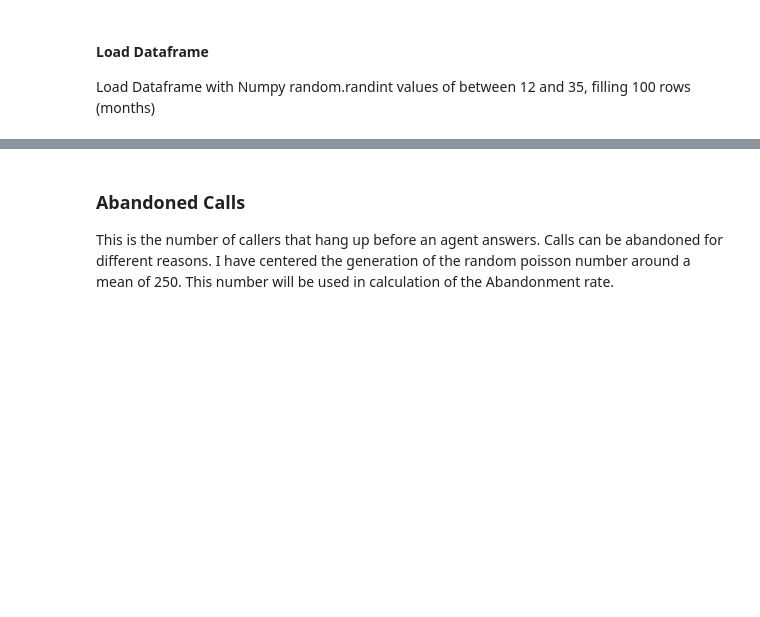
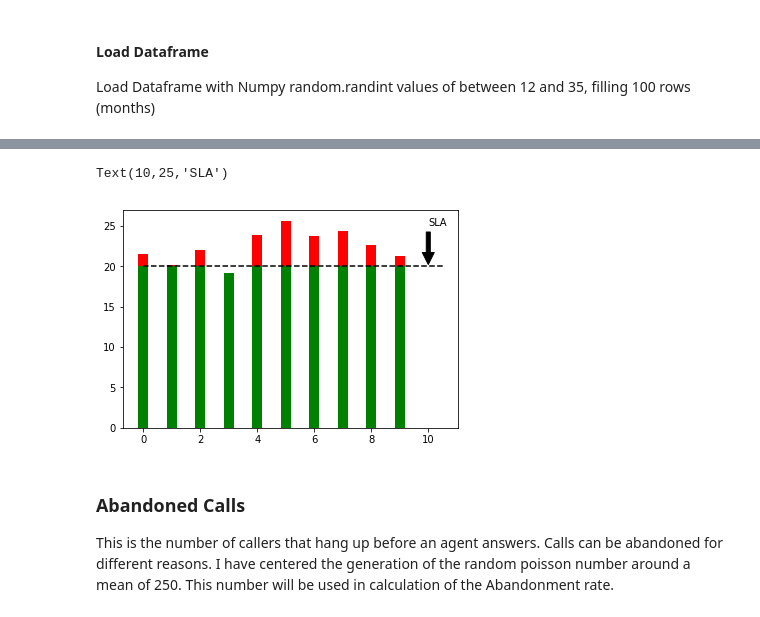
Before and after one commit to eamonnofarrell/Programming_Project, a Jupyter notebook: Prog_Project.ipynb, the cells around one changed output, grey strips where cells are left out. Drawn from its saved outputs; the diff is of its cells as text; code cells hidden in the pictures; blank space fills up the shorter version.

```diff
--- a/Prog_Project.ipynb
+++ b/Prog_Project.ipynb
@@ -63,3 +91,28 @@ Name: ASA, dtype: int32
+# %%
+
+# some example data
+threshold = 20.0
+values = Calls['ASA'].resample('Y').mean()
+x = range(len(values))
+
+# split it up
+above_threshold = np.maximum(values - threshold, 0)
+below_threshold = np.minimum(values, threshold)
+
+# and plot it
+fig, ax = plt.subplots()
+ax.bar(x, below_threshold, 0.35, color="g")
+ax.bar(x, above_threshold, 0.35, color="r",
+        bottom=below_threshold)
+
+# horizontal line indicating the threshold
+ax.plot([0., 10.5], [threshold, threshold], "k--", )
+ax.annotate('SLA', xy=(10, 20), xytext=(10, 25),
+            arrowprops=dict(facecolor='black', shrink=0.05),
+            )
+# %% [output]
+Text(10,25,'SLA')
+[figure, added]
 # %% [markdown]
 ### Abandoned Calls
 This is the number of callers that hang up before an agent answers. Calls can be abandoned for different reasons. I have centered the generation of the random poisson number around a mean of 250. This number will be used in calculation of the Abandonment rate.
```
Also changed, not shown: parts of 17 cells of this notebook.
